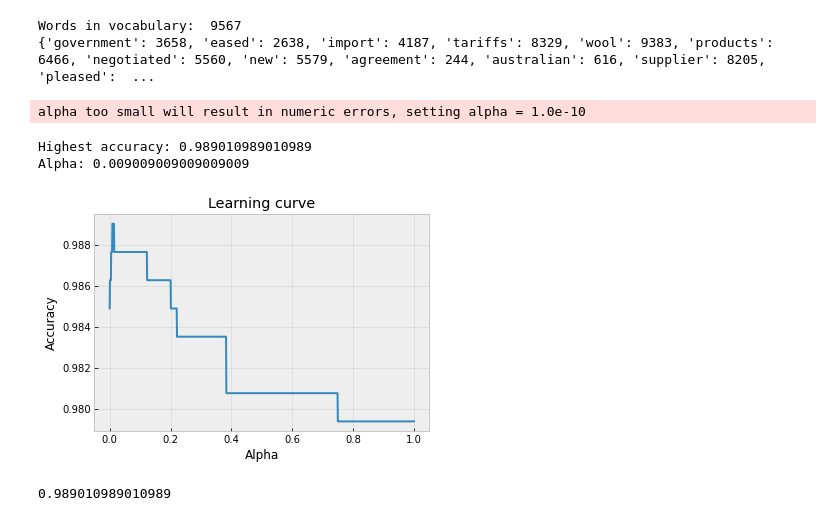
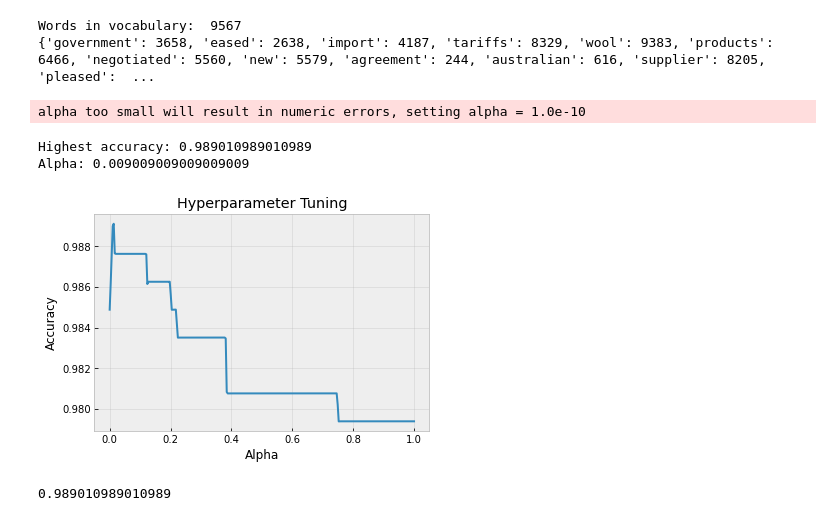
Before and after one commit to ImaPatrick/Machine-Learning-Assignment, a Jupyter notebook: love.ipynb, the cells around one changed output. Drawn from its saved outputs; the diff is of its cells as text; code cells hidden in the pictures.

```diff
--- a/love.ipynb
+++ b/love.ipynb
@@ -95,9 +80,0 @@ plt.show()
-# %%
-#initialize word cloud of non-love letter
-text = clean_nonlove["text"]
-wordcloud = WordCloud(width = 3000, height = 2000, background_color = 'black', stopwords = STOPWORDS).generate(str(text))
-fig = plt.figure(figsize = (40, 30), facecolor = 'k', edgecolor = 'k')
-plt.imshow(wordcloud, interpolation = 'bilinear')
-plt.axis('off')
-plt.tight_layout(pad=0)
-plt.show()
@@ -106,23 +81,26 @@ plt.show()
 # %%
 #Extracting the features from the letter
 clean_letter['polarity'] = clean_letter['text'].map(lambda text: TextBlob(text).sentiment.polarity)
-clean_letter['review_len'] = clean_letter['text'].astype(str).apply(len)
-clean_letter['word_count'] = clean_letter['text'].apply(lambda x: len(str(x).split()))
+clean_letter['Length of letters'] = clean_letter['text'].astype(str).apply(len)
+clean_letter['Word count'] = clean_letter['text'].apply(lambda x: len(str(x).split()))
 
 #Plotting the distribution of the extracted feature
 plt.figure(figsize = (20, 5))
 plt.style.use('bmh')
 
-# plt.subplot(131)
-# sns.distplot(clean_letter['polarity'])
-# fig = plt.gcf()
+#Show the graph of polarity
+plt.subplot(131)
+sns.distplot(clean_letter['polarity'])
+fig = plt.gcf()
 
-# plt.subplot(132)
-# sns.distplot(clean_letter['review_len'])
-# fig = plt.gcf()
+#Show the graph of length of letters
+plt.subplot(132)
+sns.distplot(clean_letter['Length of letters'])
+fig = plt.gcf()
 
+#show the graph of word count
 plt.subplot(133)
-sns.distplot(clean_letter['word_count'])
+sns.distplot(clean_letter['Word count'])
 fig = plt.gcf()
 # %% [output]
 `distplot` is a deprecated function and will be removed in a future version. Please adapt your code to use either `displot` (a figure-level function with similar flexibility) or `histplot` (an axes-le ...
@@ -304,27 +297,35 @@ def train_and_predict(alpha):
 # %%
 list_alpha = []
 list_score = []
 highest = 0
 high_alpha = 0
+
+#determine the most suitable alpha by choosing the highest accuracy one
 for alpha in alphas:
     list_alpha.append(alpha)
     temp = train_and_predict(alpha)
     list_score.append(temp)
     if temp > highest:
         highest = temp
         high_alpha = alpha
 
+#print the alpha chosen and its accuracy
 print("Highest accuracy:",highest,"\nAlpha:",high_alpha)
+
+#plotting the result of accuracy from each iteration
+x = np.array(list_alpha)
+y = np.array(list_score)
+x_new = np.linspace(0,1,300)
 a_BSpline = make_interp_spline(list_alpha, list_score, k=3)
-list_score = a_BSpline(list_alpha)
-plt.title('Learning curve')
+y_new = a_BSpline(x_new)
+plt.title('Hyperparameter Tuning')
 plt.grid(alpha=.5,linestyle='-')
 plt.xlabel('Alpha')
 plt.ylabel('Accuracy')
-plt.plot(list_alpha, list_score)
+plt.plot(x_new, y_new)
 plt.show()
 # %% [output]
 alpha too small will result in numeric errors, setting alpha = 1.0e-10
 Highest accuracy: 0.989010989010989
 Alpha: 0.009009009009009009
-[figure, old version]
+[figure, new version]
```
Also changed, not shown: parts of 32 cells of this notebook.
